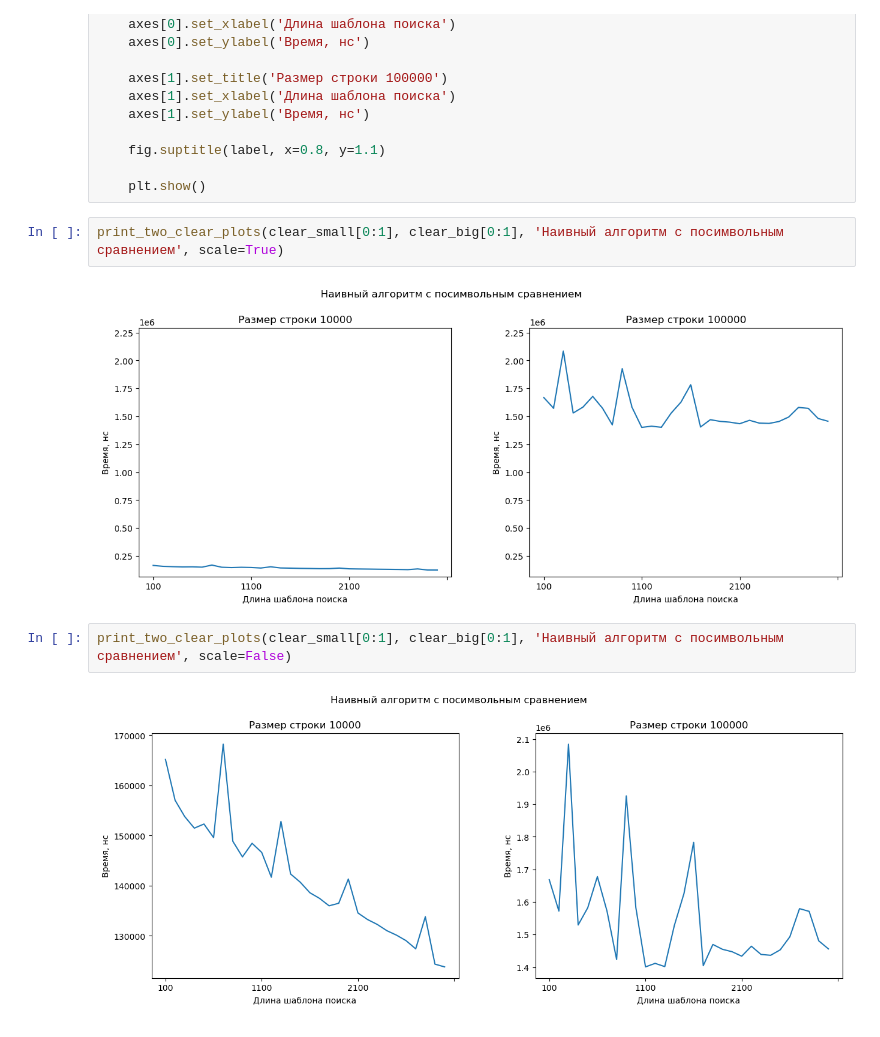
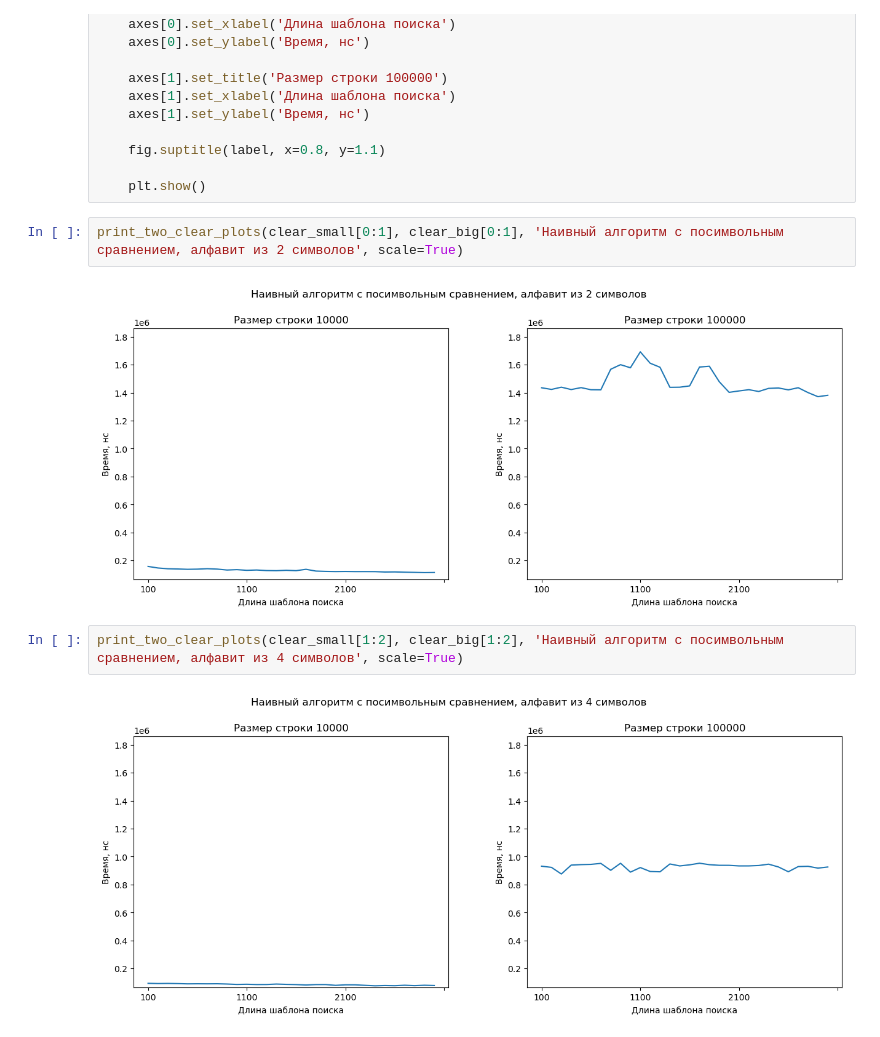
Before and after one commit to KobyzevIlya/KDZ, a Jupyter notebook: KDZ-2/report/ipynb/charts.ipynb, the cells around one changed output. Saved outputs shown, nothing was run; the diff lists cells and outputs as text.

```diff
--- a/KDZ-2/report/ipynb/charts.ipynb
+++ b/KDZ-2/report/ipynb/charts.ipynb
@@ -70,11 +70,11 @@ def print_two_mod_plots(first_df, second_df, label, scale):
 
     plt.show()
 # %%
-print_two_clear_plots(clear_small[0:1], clear_big[0:1], 'Наивный алгоритм с посимвольным сравнением', scale=True)
+print_two_clear_plots(clear_small[0:1], clear_big[0:1], 'Наивный алгоритм с посимвольным сравнением, алфавит из 2 символов', scale=True)
 # %% [output]
-[figure, old version]
+[figure, new version]
 # %%
-print_two_clear_plots(clear_small[0:1], clear_big[0:1], 'Наивный алгоритм с посимвольным сравнением', scale=False)
+print_two_clear_plots(clear_small[1:2], clear_big[1:2], 'Наивный алгоритм с посимвольным сравнением, алфавит из 4 символов', scale=True)
 # %% [output]
-[figure, old version]
+[figure, new version]
 # %%
```
Also changed, not shown: parts of 10 cells of this notebook, 5 other files.
